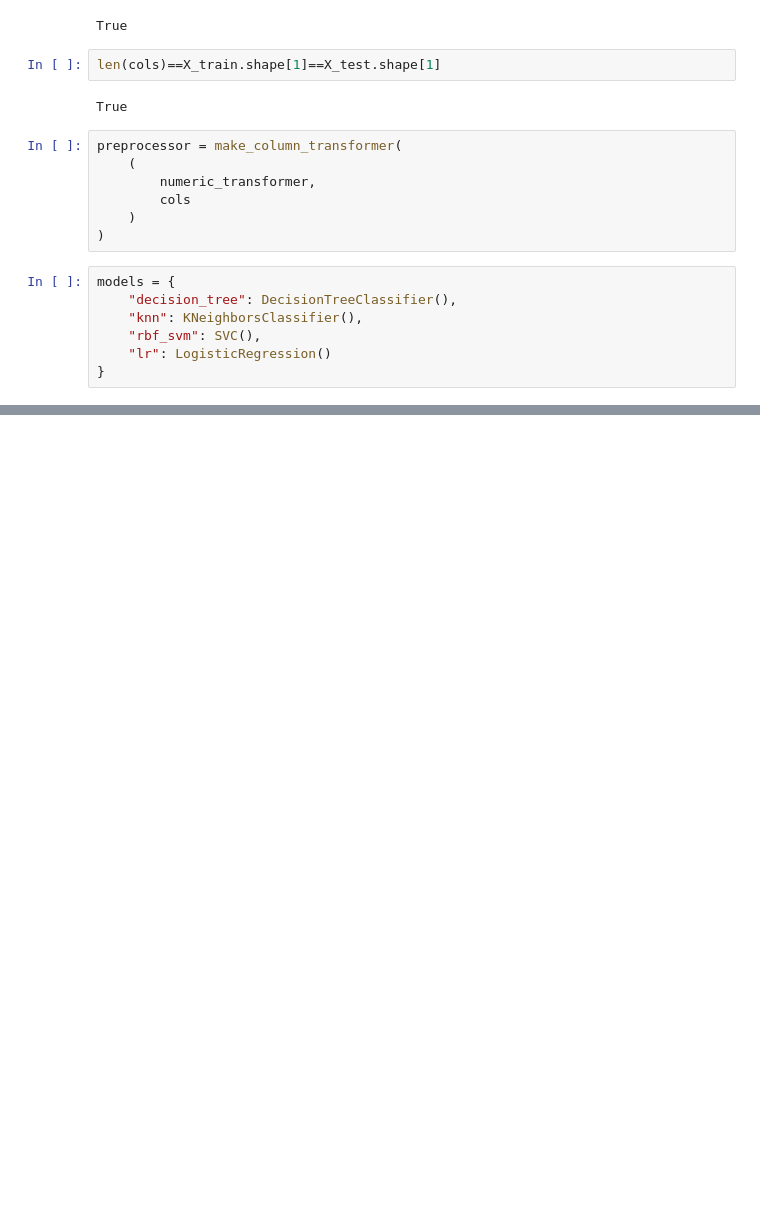
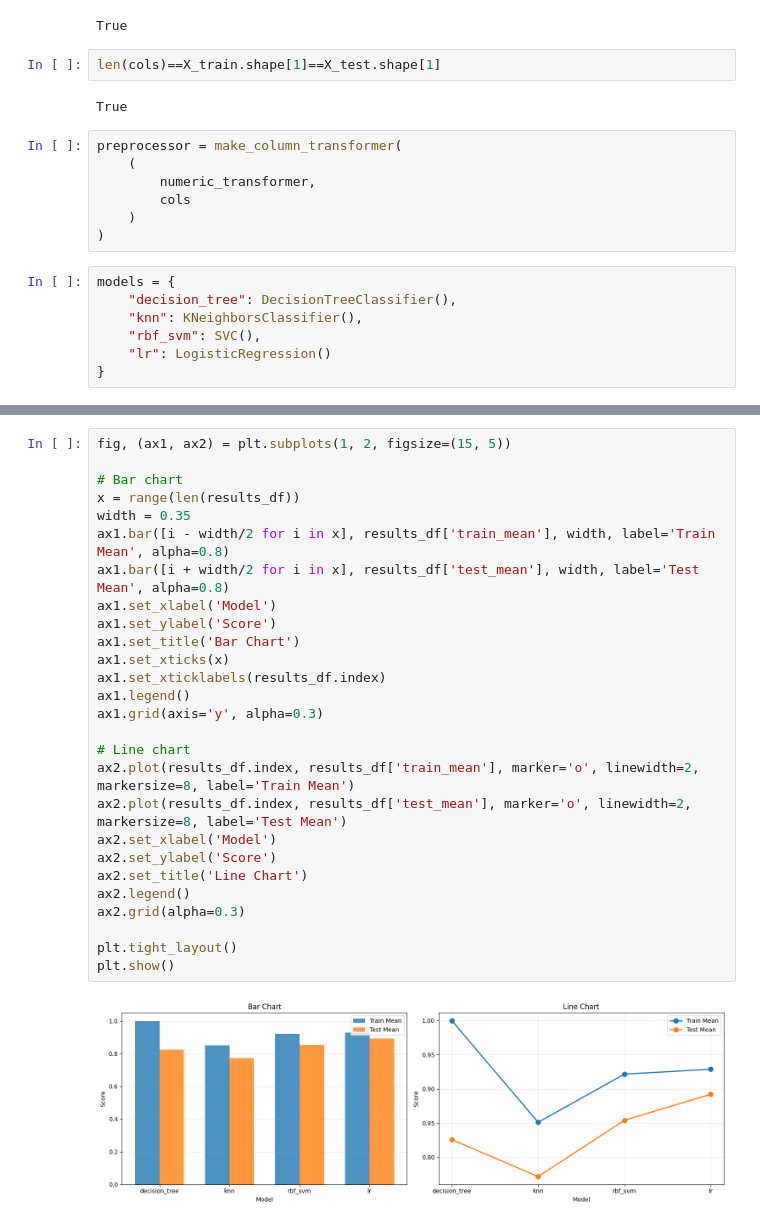
Before and after one commit to ricd99/nhl-test-2, a Jupyter notebook: eda.ipynb, the cells around one changed output, grey strips where cells are left out. Saved outputs shown, nothing was run; the diff lists cells and outputs as text; blank space fills up the shorter version.

Commit message:
bar and line graph

```diff
--- a/eda.ipynb
+++ b/eda.ipynb
@@ -260,3 +260,32 @@ results_df.sort_values("test_mean", ascending=False)
 | rbf_svm | 0.921673 | 0.916667 | 0.913043 | 0.920949 | 0.920949 | 0.936759 | 0.854216 | 0.921875 | ... |
 | decision_tree | 1.000000 | 1.000000 | 1.000000 | 1.000000 | 1.000000 | 1.000000 | 0.825942 | 0.828125 | ... |
 | knn | 0.851245 | 0.825397 | 0.853755 | 0.857708 | 0.893281 | 0.826087 | 0.771925 | 0.843750 | ... |
+# %%
+fig, (ax1, ax2) = plt.subplots(1, 2, figsize=(15, 5))
+
+# Bar chart
+x = range(len(results_df))
+width = 0.35
+ax1.bar([i - width/2 for i in x], results_df['train_mean'], width, label='Train Mean', alpha=0.8)
+ax1.bar([i + width/2 for i in x], results_df['test_mean'], width, label='Test Mean', alpha=0.8)
+ax1.set_xlabel('Model')
+ax1.set_ylabel('Score')
+ax1.set_title('Bar Chart')
+ax1.set_xticks(x)
+ax1.set_xticklabels(results_df.index)
+ax1.legend()
+ax1.grid(axis='y', alpha=0.3)
+
+# Line chart
+ax2.plot(results_df.index, results_df['train_mean'], marker='o', linewidth=2, markersize=8, label='Train Mean')
+ax2.plot(results_df.index, results_df['test_mean'], marker='o', linewidth=2, markersize=8, label='Test Mean')
+ax2.set_xlabel('Model')
+ax2.set_ylabel('Score')
+ax2.set_title('Line Chart')
+ax2.legend()
+ax2.grid(alpha=0.3)
+
+plt.tight_layout()
+plt.show()
+# %% [output]
+[figure, added]
```
